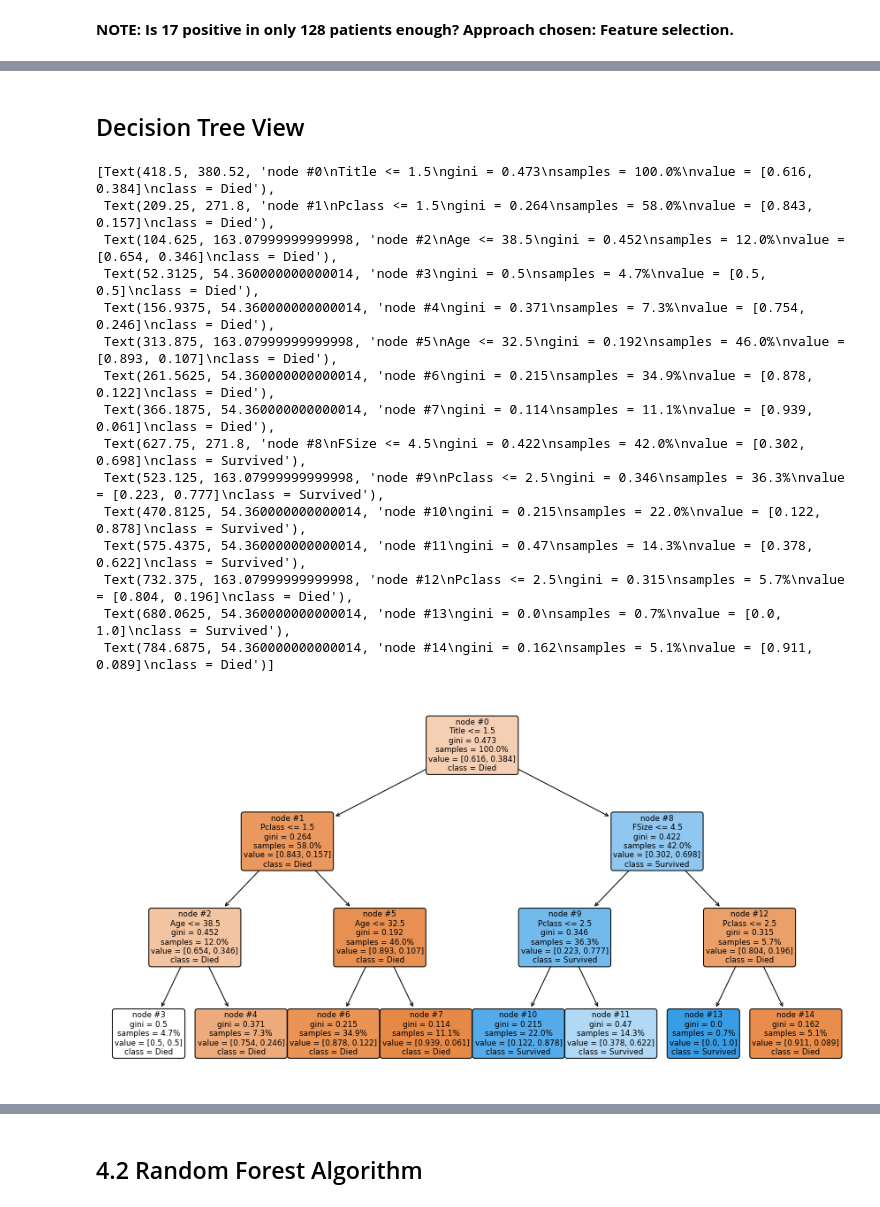
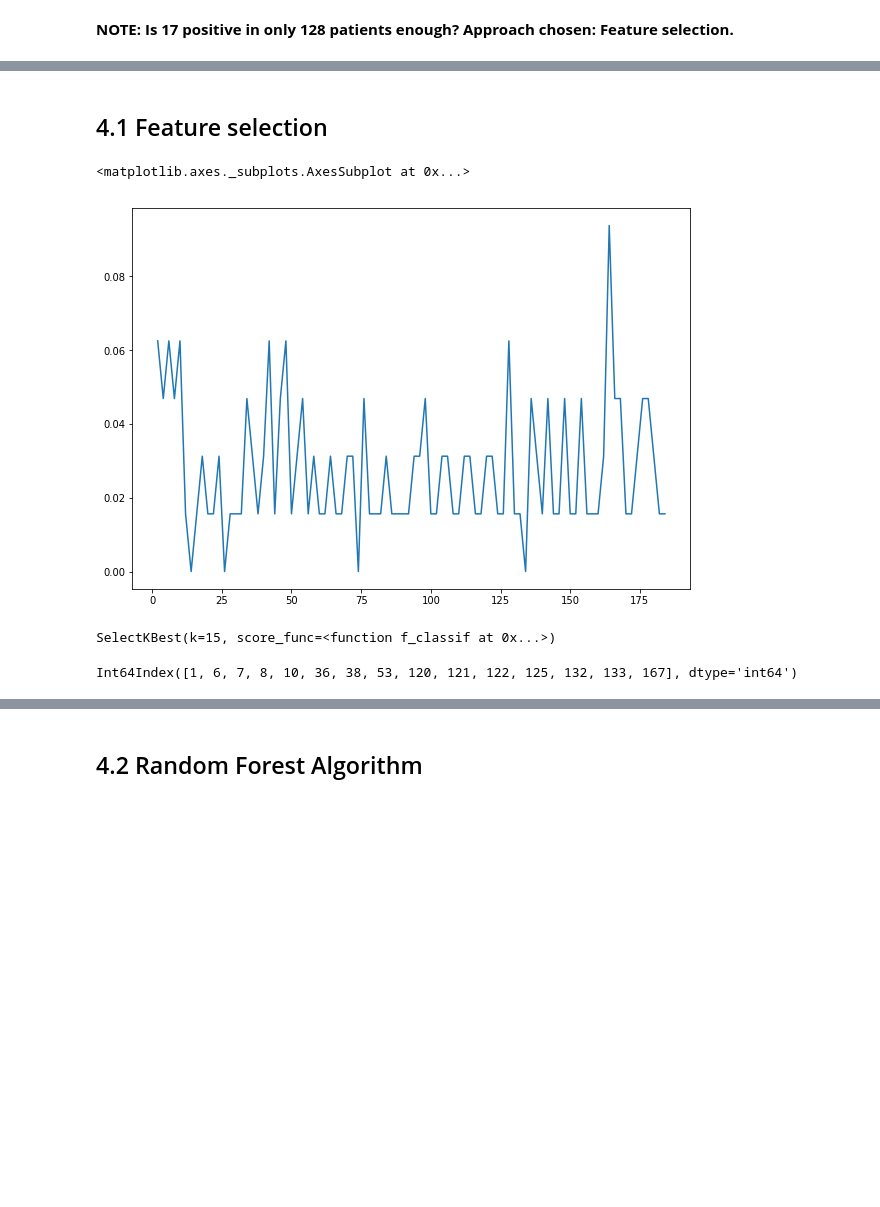
Before and after one commit to tamagusko/workshop-intro-ml, a Jupyter notebook: LeukemiaDetect.ipynb, the cells around one changed output, grey strips where cells are left out. Drawn from its saved outputs; the diff is of its cells as text; code cells hidden in the pictures; blank space fills up the shorter version.

```diff
--- a/LeukemiaDetect.ipynb
+++ b/LeukemiaDetect.ipynb
@@ -179,3 +187,6 @@ dtype: float64
 # %%
 train = data.iloc[0:128, :]
-predict = data.iloc[128:, :]
+predictData = data.iloc[128:, :]
+
+y = labels
+X = train
@@ -189,0 +193,4 @@ predict.shape
+# %%
+from sklearn.model_selection import train_test_split
+Xtrain, Xval, ytrain, yval = train_test_split(X,y, train_size=0.5, random_state=0)  # obs: few positives
+Xtrain.shape, Xval.shape, ytrain.shape, yval.shape
@@ -513,30 +204,39 @@ submission.to_csv('reports/DecisionTree.csv', index=False)
-# %% [markdown]
-## Decision Tree View
-# %%
-plt.figure(figsize=(15, 8))
-plot_tree(decision_tree,
-          max_depth=3,
-          impurity=True,
-          feature_names=list(train.drop(['Survived'], axis=1)),
-          class_names=['Died', 'Survived'],
-          node_ids=True,
-          proportion=True,
-          rounded=True,
-          filled=True)  # feature_names=y_pred, class_names=x_test,
-# %% [output]
-[Text(418.5, 380.52, 'node #0\nTitle <= 1.5\ngini = 0.473\nsamples = 100.0%\nvalue = [0.616, 0.384]\nclass = Died'),
- Text(209.25, 271.8, 'node #1\nPclass <= 1.5\ngini = 0.264\nsamples = 58.0%\nvalue = [0.843, 0.157]\nclass = Died'),
- Text(104.625, 163.07999999999998, 'node #2\nAge <= 38.5\ngini = 0.452\nsamples = 12.0%\nvalue = [0.654, 0.346]\nclass = Died'),
- Text(52.3125, 54.360000000000014, 'node #3\ngini = 0.5\nsamples = 4.7%\nvalue = [0.5, 0.5]\nclass = Died'),
- Text(156.9375, 54.360000000000014, 'node #4\ngini = 0.371\nsamples = 7.3%\nvalue = [0.754, 0.246]\nclass = Died'),
- Text(313.875, 163.07999999999998, 'node #5\nAge <= 32.5\ngini = 0.192\nsamples = 46.0%\nvalue = [0.893, 0.107]\nclass = Died'),
- Text(261.5625, 54.360000000000014, 'node #6\ngini = 0.215\nsamples = 34.9%\nvalue = [0.878, 0.122]\nclass = Died'),
- Text(366.1875, 54.360000000000014, 'node #7\ngini = 0.114\nsamples = 11.1%\nvalue = [0.939, 0.061]\nclass = Died'),
- Text(627.75, 271.8, 'node #8\nFSize <= 4.5\ngini = 0.422\nsamples = 42.0%\nvalue = [0.302, 0.698]\nclass = Survived'),
- Text(523.125, 163.07999999999998, 'node #9\nPclass <= 2.5\ngini = 0.346\nsamples = 36.3%\nvalue = [0.223, 0.777]\nclass = Survived'),
- Text(470.8125, 54.360000000000014, 'node #10\ngini = 0.215\nsamples = 22.0%\nvalue = [0.122, 0.878]\nclass = Survived'),
- Text(575.4375, 54.360000000000014, 'node #11\ngini = 0.47\nsamples = 14.3%\nvalue = [0.378, 0.622]\nclass = Survived'),
- Text(732.375, 163.07999999999998, 'node #12\nPclass <= 2.5\ngini = 0.315\nsamples = 5.7%\nvalue = [0.804, 0.196]\nclass = Died'),
- Text(680.0625, 54.360000000000014, 'node #13\ngini = 0.0\nsamples = 0.7%\nvalue = [0.0, 1.0]\nclass = Survived'),
- Text(784.6875, 54.360000000000014, 'node #14\ngini = 0.162\nsamples = 5.1%\nvalue = [0.911, 0.089]\nclass = Died')]
-[figure, removed]
+# %% [markdown]
+## 4.1 Feature selection
+# %%
+from sklearn.feature_selection import SelectKBest, f_classif
+from sklearn.metrics import mean_absolute_error
+from sklearn.ensemble import RandomForestClassifier
+
+k_vs_score = []
+
+for k in range(2,186,2):
+    selector = SelectKBest(score_func=f_classif, k=k)
+
+    Xtrain2 = selector.fit_transform(Xtrain, ytrain)
+    Xval2 = selector.transform(Xval)
+
+    clf = RandomForestClassifier(max_depth=2, random_state=0)
+    clf.fit(Xtrain2, ytrain)
+
+    p = clf.predict(Xval2)
+
+    score = mean_absolute_error(yval, p)
+    k_vs_score.append(score)
+
+    # This code may take a long time to run (~1 min)
+# %%
+pd.Series(k_vs_score, index=range(2,186,2)).plot(figsize=(10,7))
+# %% [output]
+<matplotlib.axes._subplots.AxesSubplot at 0x...>
+[figure, added]
+# %%
+selector = SelectKBest(score_func=f_classif, k=15)
+selector.fit(Xtrain, ytrain)
+# %% [output]
+SelectKBest(k=15, score_func=<function f_classif at 0x...>)
+# %%
+mask = selector.get_support()
+Xval.columns[mask]
+# %% [output]
+Int64Index([1, 6, 7, 8, 10, 36, 38, 53, 120, 121, 122, 125, 132, 133, 167], dtype='int64')
```
Also changed, not shown: parts of 48 cells of this notebook, 4 other files.
